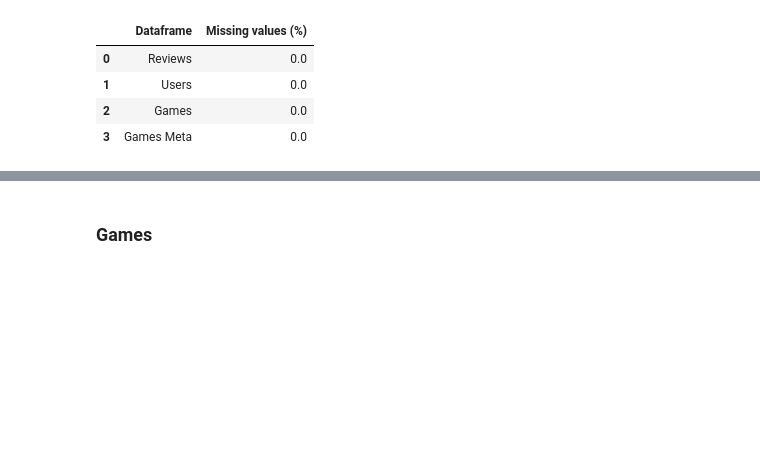
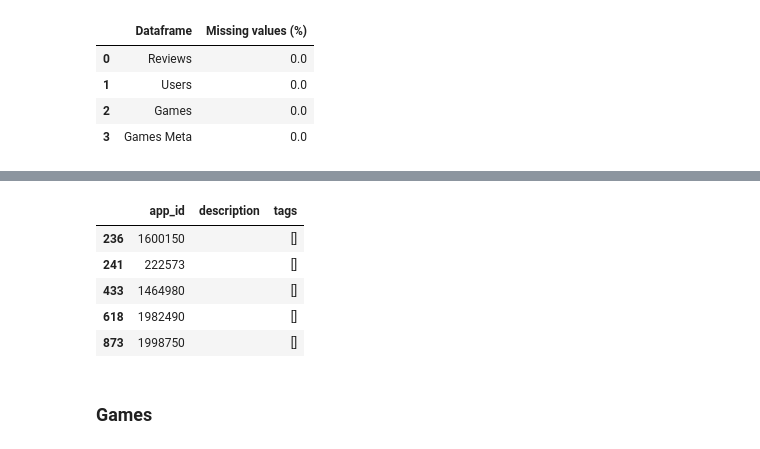
Before and after one commit to slvhuang/DL-Steam-Game-Recommender-System, a Jupyter notebook: 1_preprocessing.ipynb, the cells around one changed output, grey strips where cells are left out. Cells and saved outputs as stored; diff of their text form; code cells hidden in the pictures; blank space fills up the shorter version.

```diff
--- a/1_preprocessing.ipynb
+++ b/1_preprocessing.ipynb
@@ -220,3 +230,13 @@ pd.DataFrame([
+# %%
+# games meta data with no tags
+games_meta_df[games_meta_df['tags'].apply(lambda x: len(x)) == 0].head()
+# %% [output]
+|  | app_id | description | tags |
+| 236 | 1600150 |  | [] |
+| 241 | 222573 |  | [] |
+| 433 | 1464980 |  | [] |
+| 618 | 1982490 |  | [] |
+| 873 | 1998750 |  | [] |
 # %% [markdown]
 ### Games
 # %%
```
Also changed, not shown: parts of 12 cells of this notebook, 1 other file.
